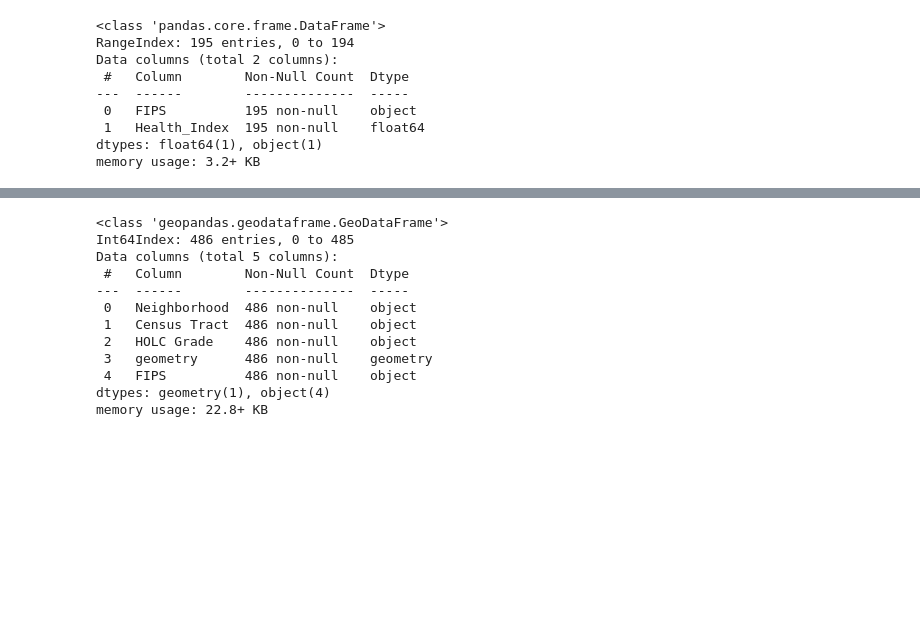
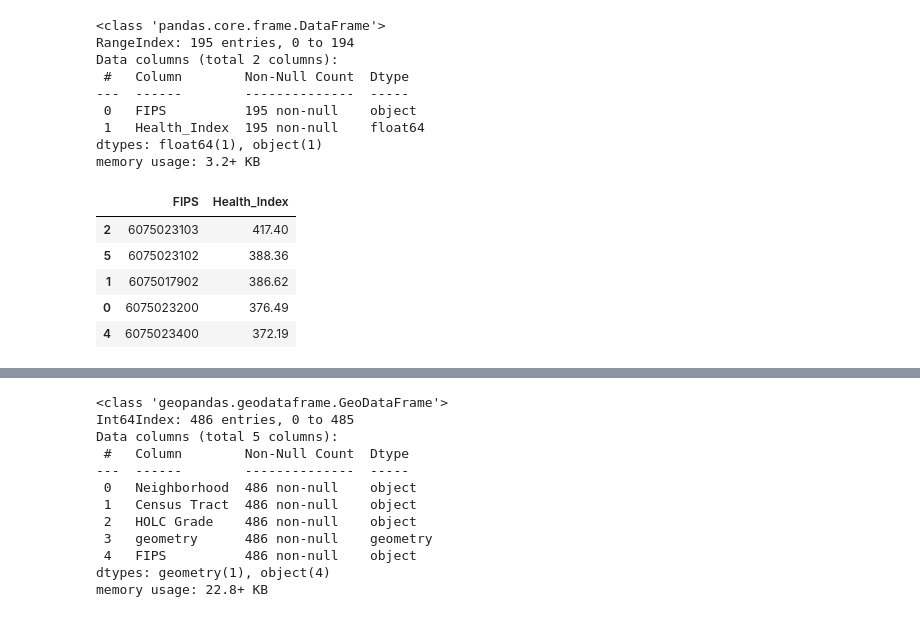
Before and after one commit to tommychandler5/221project, a Jupyter notebook: Group Assignments/Final Deliverables /Health Index.ipynb, the cells around one changed output, grey strips where cells are left out. Cells and saved outputs as stored; diff of their text form; code cells hidden in the pictures; blank space fills up the shorter version.

```diff
--- a/Group Assignments/Final Deliverables /Health Index.ipynb
+++ b/Group Assignments/Final Deliverables /Health Index.ipynb
@@ -287,0 +293,9 @@ memory usage: 3.2+ KB
+# %%
+health2.head(5)
+# %% [output]
+|  | FIPS | Health_Index |
+| 2 | 6075023103 | 417.40 |
+| 5 | 6075023102 | 388.36 |
+| 1 | 6075017902 | 386.62 |
+| 0 | 6075023200 | 376.49 |
+| 4 | 6075023400 | 372.19 |
```
Also changed, not shown: parts of 7 cells of this notebook, 2 other files.
